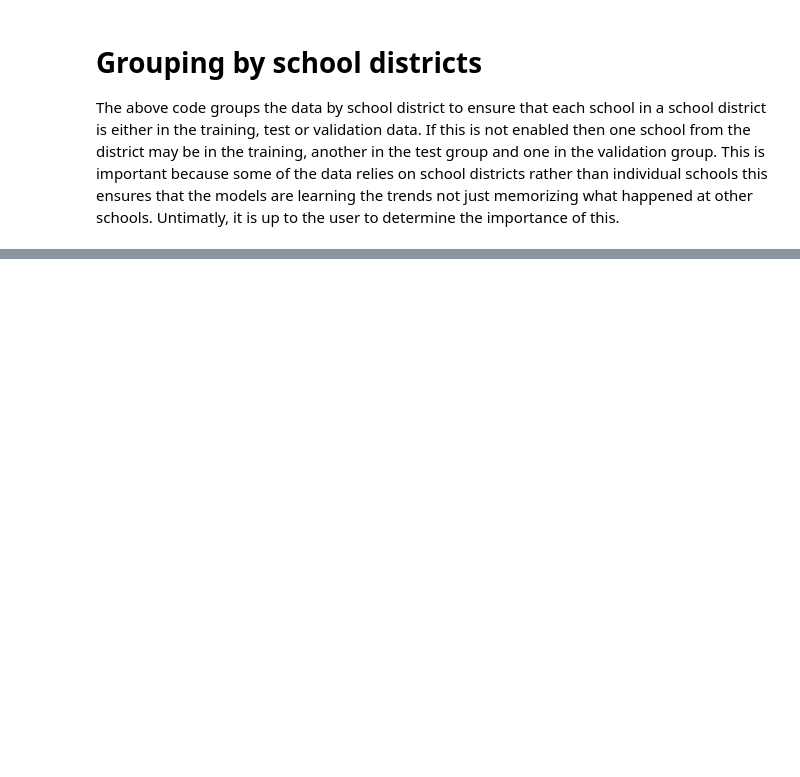
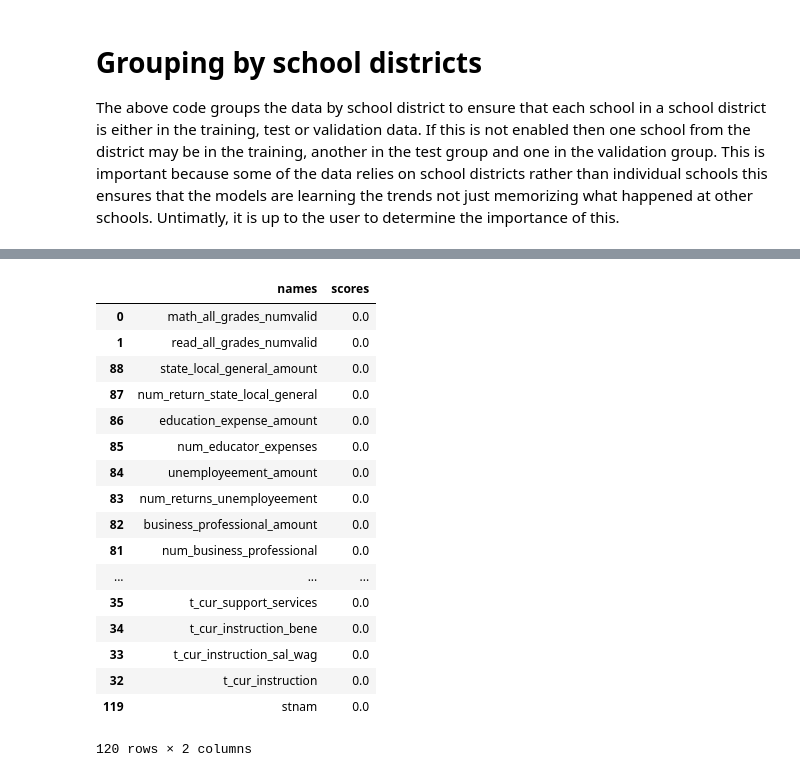
Before and after one commit to mrblithe-widener/Senior-Project-2018-2019, a Jupyter notebook: Models/Random Forest.ipynb, the cells around one changed output, grey strips where cells are left out. Drawn from its saved outputs; the diff is of its cells as text; code cells hidden in the pictures; blank space fills up the shorter version.

```diff
--- a/Models/Random Forest.ipynb
+++ b/Models/Random Forest.ipynb
@@ -126,0 +176,15 @@ print(rfr.score(math_X_test, math_y_test))
+# %%
+if ENABLE_DISTRICT_SPLIT:
+    read_train_val, read_test,  = train_test_split(boxBySchoolDistrict(combined), test_size = .2, train_size = .8, random_state =RANDOM_STATE )
+else:
+    read_train_val, read_test,  = train_test_split(combined, test_size = .2, train_size = .8, random_state =RANDOM_STATE )
+read_train, read_val = train_test_split(read_train_val, test_size = .3, train_size = .7, random_state =RANDOM_STATE )
+def SplitValuesMath(read):
+    if ENABLE_DISTRICT_SPLIT:
+        read = unbox(read)
+    read_y = (read['math_all_grades_pctprof_low']+read['math_all_grades_pctprof_high'])/2
+    read_x = read.drop(['math_leaid',"math_all_grades_pctprof_low","math_all_grades_pctprof_high","read_all_grades_pctprof_low","read_all_grades_pctprof_high"],1)
+    return read_x, read_y
+read_X_train, read_y_train = SplitValuesMath(read_train)
+read_X_val, read_y_val = SplitValuesMath(read_val)
+read_X_test, read_y_test = SplitValuesMath(read_test)
@@ -134,0 +264,22 @@ features.sort_values(by='scores', ascending=False)
+# %%
+features = pd.DataFrame({'scores':rfr_read.feature_importances_, 'names':read_X_train.columns})
+features.sort_values(by='scores', ascending=False)
+# %% [output]
+|  | names | scores |
+| 0 | math_all_grades_numvalid | 0.0 |
+| 1 | read_all_grades_numvalid | 0.0 |
+| 88 | state_local_general_amount | 0.0 |
+| 87 | num_return_state_local_general | 0.0 |
+| 86 | education_expense_amount | 0.0 |
+| 85 | num_educator_expenses | 0.0 |
+| 84 | unemployeement_amount | 0.0 |
+| 83 | num_returns_unemployeement | 0.0 |
+| 82 | business_professional_amount | 0.0 |
+| 81 | num_business_professional | 0.0 |
+| ... | ... | ... |
+| 35 | t_cur_support_services | 0.0 |
+| 34 | t_cur_instruction_bene | 0.0 |
+| 33 | t_cur_instruction_sal_wag | 0.0 |
+| 32 | t_cur_instruction | 0.0 |
+| 119 | stnam | 0.0 |
+120 rows × 2 columns
```
Also changed, not shown: parts of 14 cells of this notebook, 4 other files.
